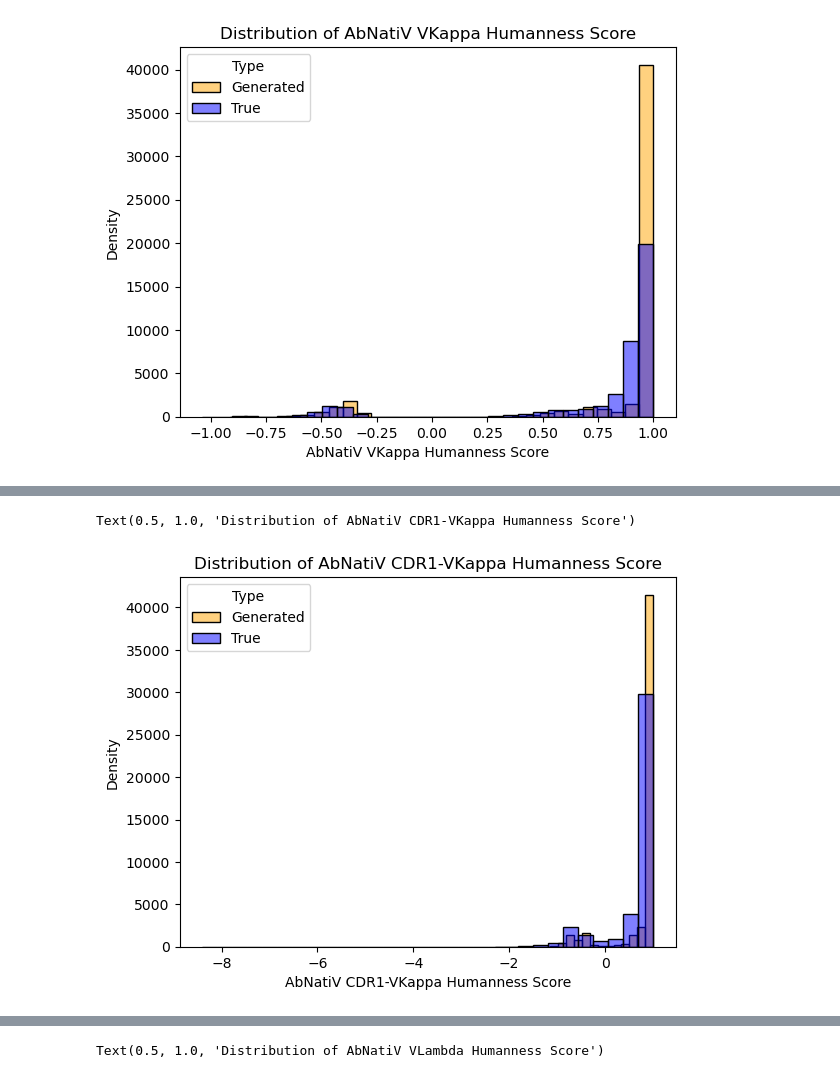
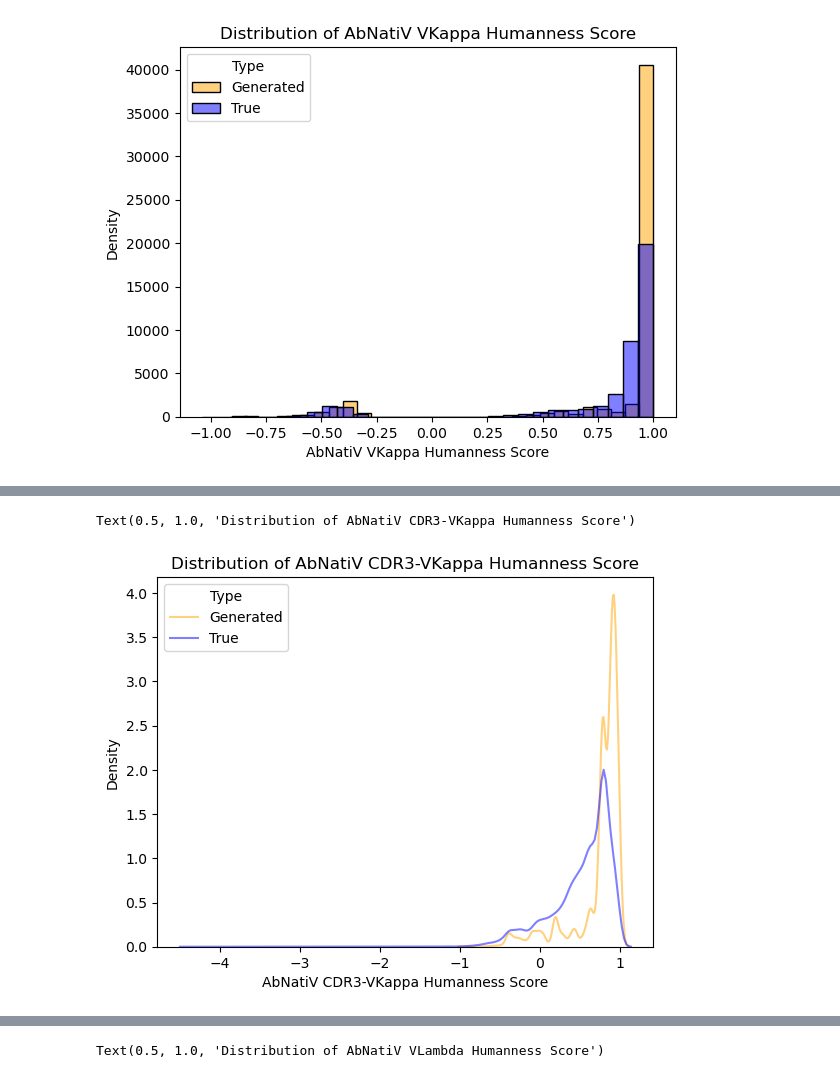
Before and after one commit to leaBroe/BERT_for_antibody_pairing, a Jupyter notebook: paired_model/BERT2BERT/humanness_score_AbnatiV/analyse_humanness_scores.ipynb, the cells around one changed output, grey strips where cells are left out. Drawn from its saved outputs; the diff is of its cells as text; code cells hidden in the pictures.

```diff
--- a/paired_model/BERT2BERT/humanness_score_AbnatiV/analyse_humanness_scores.ipynb
+++ b/paired_model/BERT2BERT/humanness_score_AbnatiV/analyse_humanness_scores.ipynb
@@ -52,22 +263,24 @@ Text(0.5, 1.0, 'Distribution of AbNatiV VKappa Humanness Score')
 # %%
+region="CDR3"
+
 # extract AbNatiV VKappa Score
-abnativ_vkappa_score_gen = igk_gen_seqs_df["AbNatiV CDR1-VKappa Score"]
-abnativ_vkappa_score_true = igk_true_seqs_df["AbNatiV CDR1-VKappa Score"]
+abnativ_vkappa_score_gen = igk_gen_seqs_df[f"AbNatiV {region}-VKappa Score"]
+abnativ_vkappa_score_true = igk_true_seqs_df[f"AbNatiV {region}-VKappa Score"]
 
 
 # Plot histogram with normalized frequency (density)
 fig, ax = plt.subplots()
-sns.histplot(abnativ_vkappa_score_gen, bins=20, alpha=0.5, color="orange", label="Generated", ax=ax)
+sns.kdeplot(abnativ_vkappa_score_gen, alpha=0.5, color="orange", label="Generated", ax=ax)
 #ax.set_xlim(0.5, 1)
 #ax.set_xticks(np.arange(0, 1.1, 0.1))
-sns.histplot(abnativ_vkappa_score_true, bins=30, alpha=0.5, color="blue", label="True")
+sns.kdeplot(abnativ_vkappa_score_true, alpha=0.5, color="blue", label="True")
 
 # Add labels and legend
 plt.legend(title="Type")
-plt.xlabel("AbNatiV CDR1-VKappa Humanness Score")
+plt.xlabel(f"AbNatiV {region}-VKappa Humanness Score")
 plt.ylabel("Density")
-plt.title("Distribution of AbNatiV CDR1-VKappa Humanness Score")
+plt.title(f"Distribution of AbNatiV {region}-VKappa Humanness Score")
 # %% [output]
-Text(0.5, 1.0, 'Distribution of AbNatiV CDR1-VKappa Humanness Score')
+Text(0.5, 1.0, 'Distribution of AbNatiV CDR3-VKappa Humanness Score')
-[figure, old version]
+[figure, new version]
 # %%
```
Also changed, not shown: parts of 14 cells of this notebook.
